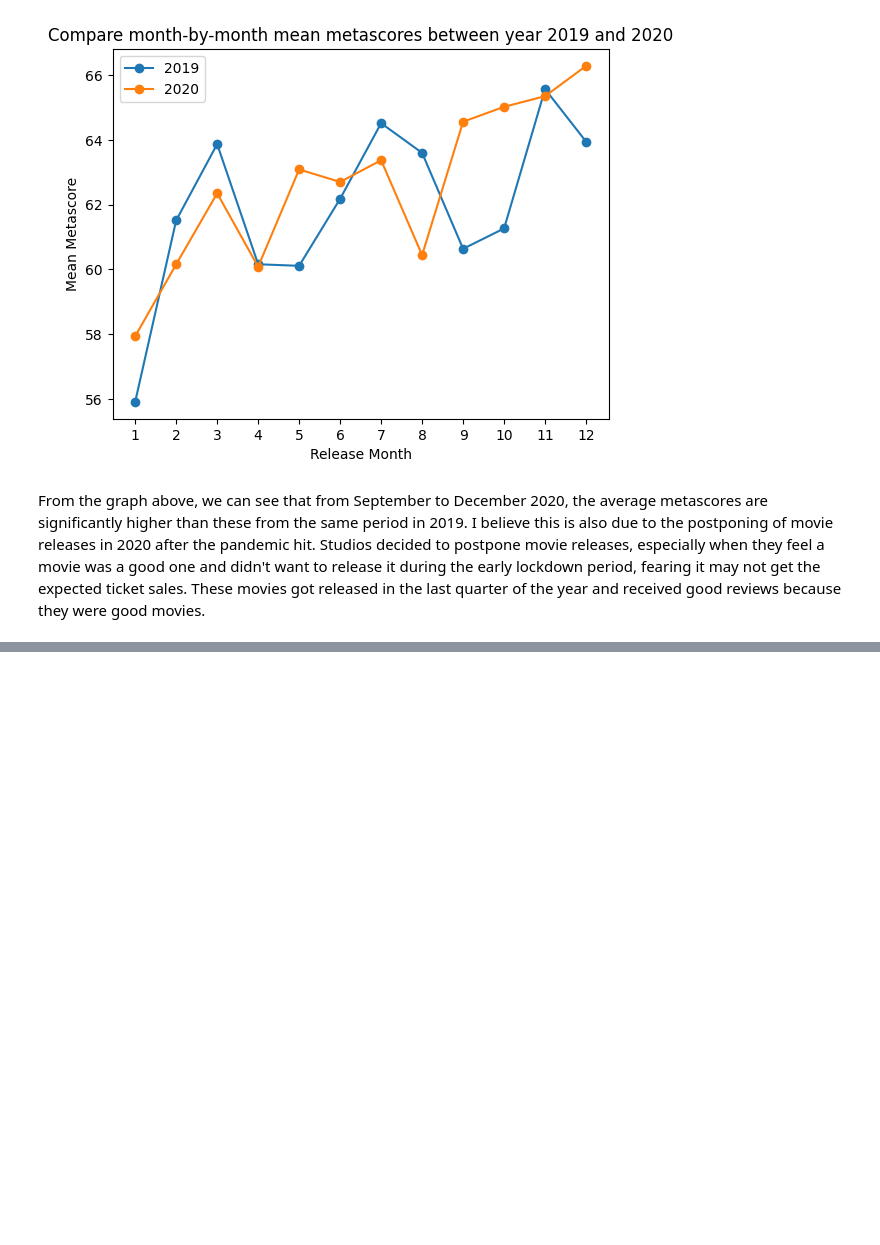
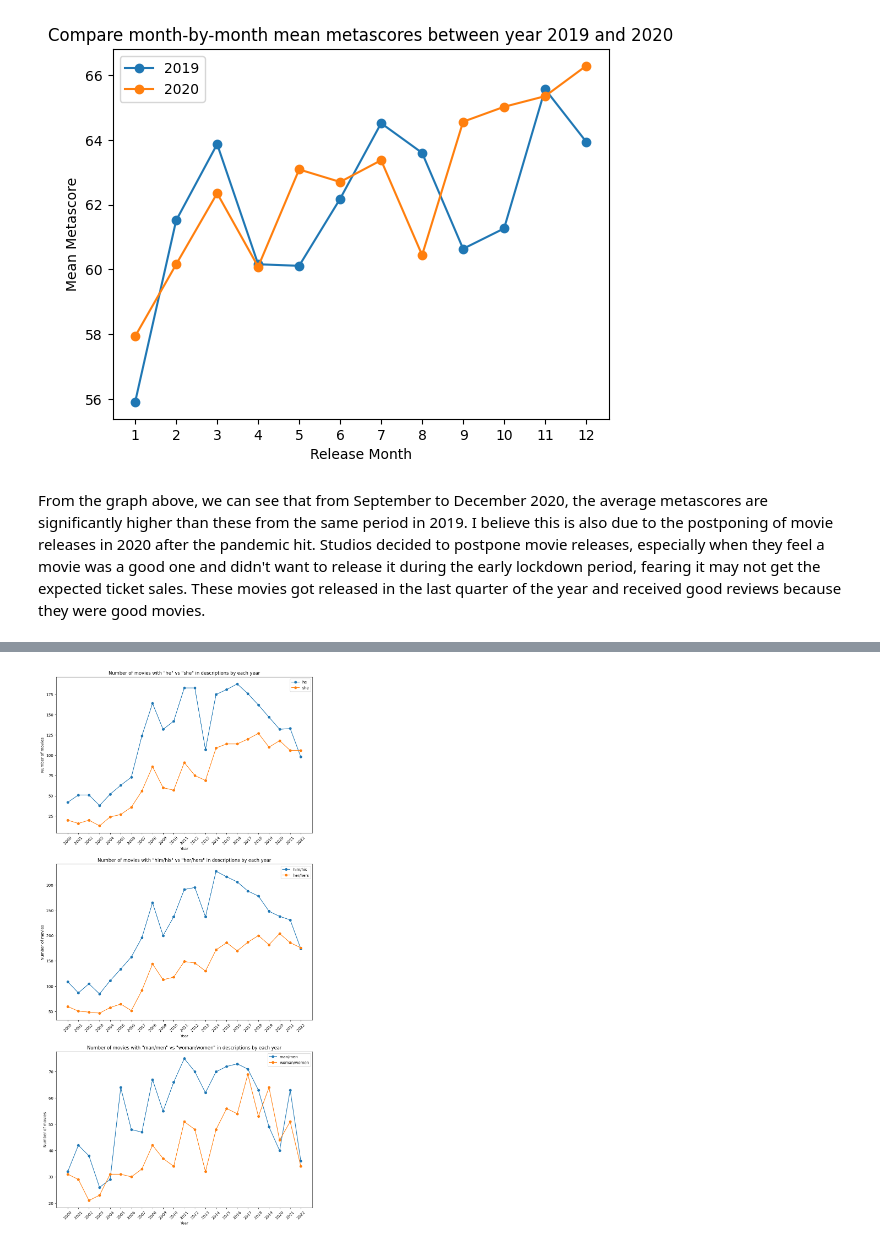
Before and after one commit to weiwei7909/da320_midterm, a Jupyter notebook: LiZhanju-da320-midterm-read_and_analyze.ipynb, the cells around one changed output, grey strips where cells are left out. Drawn from its saved outputs; the diff is of its cells as text; code cells hidden in the pictures; blank space fills up the shorter version.

```diff
--- a/LiZhanju-da320-midterm-read_and_analyze.ipynb
+++ b/LiZhanju-da320-midterm-read_and_analyze.ipynb
@@ -117,0 +311,52 @@ From the graph above, we can see that from September to December 2020, the avera
+# %%
+per_movie_word_count_df = pd.DataFrame({
+    "year": pd.Series(dtype="int"),
+    "he": pd.Series(dtype="int"),
+    "she": pd.Series(dtype="int"),
+    "him_his": pd.Series(dtype="int"),
+    "her_hers": pd.Series(dtype="int"),
+    "man_men": pd.Series(dtype="int"),
+    "woman_women": pd.Series(dtype="int")
+})
+
+for _, row in metacritic_df.iterrows():
+    desc = row["description"]
+    words = set(desc.lower().split(" "))
+    per_movie_word_count_df = pd.concat(
+        [
+            per_movie_word_count_df,
+            pd.DataFrame.from_records(
+                [
+                    {
+                        "year": row.year,
+                        "he": 1 if "he" in words else 0,
+                        "she": 1 if "she" in words else 0,
+                        "him_his": 1 if "him" in words or "his" in words else 0,
+                        "her_hers": 1 if "her" in words or "hers" in words else 0,
+                        "man_men": 1 if "man" in words or "men" in words else 0,
+                        "woman_women": 1 if "woman" in words or "women" in words else 0
+                    }
+                ]
+            )
+        ]
+    )
+
+aggregate_df = per_movie_word_count_df.groupby("year", as_index=False).sum()
+aggregate_df.head()
+
+_, (ax1, ax2, ax3) = pyplot.subplots(3, 1, figsize=(12, 25))
+line_plot_ax(ax1, "he", "she", aggregate_df, years)
+ax1.set_title('Number of movies with "he" vs "she" in descriptions by each year')
+ax1.set_ylabel("Number of movies")
+
+line_plot_ax(ax2, "him_his", "her_hers", aggregate_df, years)
+ax2.set_title('Number of movies with "him/his" vs "her/hers" in descriptions by each year')
+ax2.set_ylabel("Number of movies")
+
+line_plot_ax(ax3, "man_men", "woman_women", aggregate_df, years)
+ax3.set_title('Number of movies with "man/men" vs "woman/women" in descriptions by each year')
+ax3.set_ylabel("Number of movies")
+
+pyplot.show()
+# %% [output]
+[figure, added]
```
Also changed, not shown: parts of 8 cells of this notebook.
